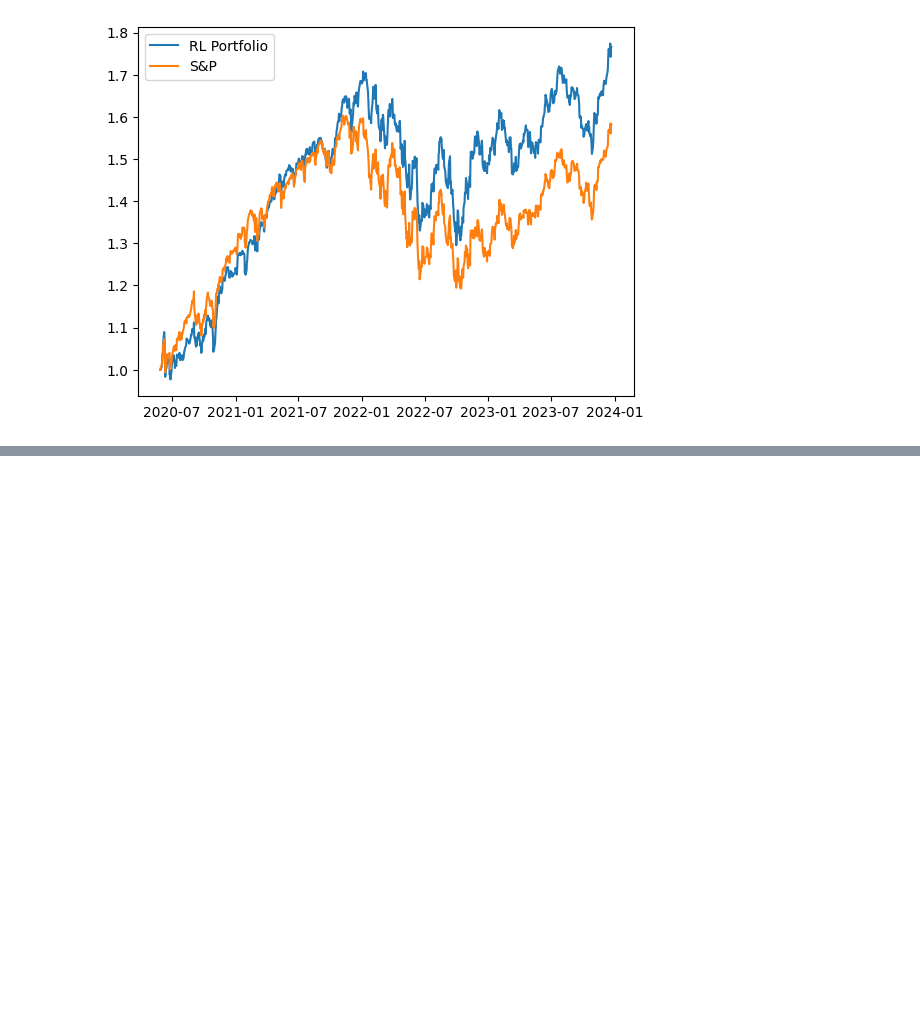
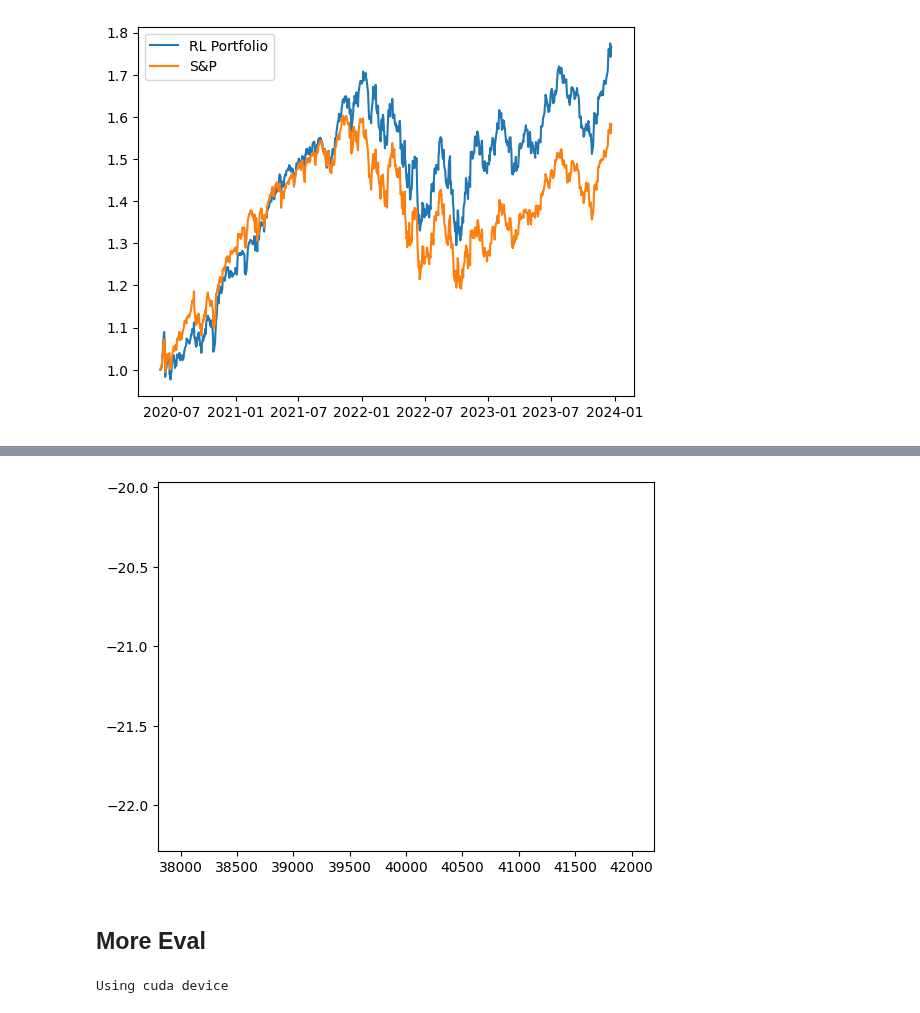
Before and after one commit to bufn403/portfolio-rl, a Jupyter notebook: framework_env_test.ipynb, the cells around one changed output, grey strips where cells are left out. Drawn from its saved outputs; the diff is of its cells as text; code cells hidden in the pictures; blank space fills up the shorter version.

```diff
--- a/framework_env_test.ipynb
+++ b/framework_env_test.ipynb
@@ -967,0 +411,2 @@ Name: GE, dtype: float64
+# %%
+progress = pd.read_csv('./logs/progress.csv')
@@ -967,0 +445,46 @@ Name: GE, dtype: float64
+# %%
+plt.plot(progress['time/total_timesteps'], progress['eval/mean_reward'])
+plt.show()
+# %% [output]
+[figure, added]
+# %% [markdown]
+## More Eval
+# %%
+# Parallel environments
+import stable_baselines3.common
+import stable_baselines3.common.logger
+
+
+train_env = make_vec_env(PortfolioEnvWithTCost, n_envs=4, env_kwargs={
+    'dm': BasicDataManager(),
+    'rm': DifferentialSharpeRatioReward(),
+    'cp': 0.10/365,
+    'cs': 0.10/365
+})
+# eval_env = make_vec_env(PortfolioEnvWithTCost, n_envs=4, env_kwargs={
+#   'dm': TestBasicDataManager(),
+#   'rm': DifferentialSharpeRatioReward(),
+#   'cp': 0.10/365,
+#   'cs': 0.10/365
+# })
+eval_env = PortfolioEnvWithTCost(dm=TestBasicDataManager(), rm=DifferentialSharpeRatioReward(), cp=0.10/365, cs=0.10/365)
+
+# Set seeds
+random.seed(42)
+np.random.seed(42)
+train_env.seed(42)
+train_env.action_space.seed(43)
+# eval_env.seed(42)
+# eval_env.action_space.seed(43)
+torch.manual_seed(42)
+
+class SoftmaxActivation(nn.Module):
+  def __init__(self):
+    super().__init__()
+    self.activation = nn.Softmax(dim=1)
+
+  def forward(self, x):
+    return self.activation(x)
+model = PPO("MlpPolicy", train_env, verbose=1, policy_kwargs=dict(activation_fn=SoftmaxActivation))
+# %% [output]
+Using cuda device
```
Also changed, not shown: parts of 52 cells of this notebook.
